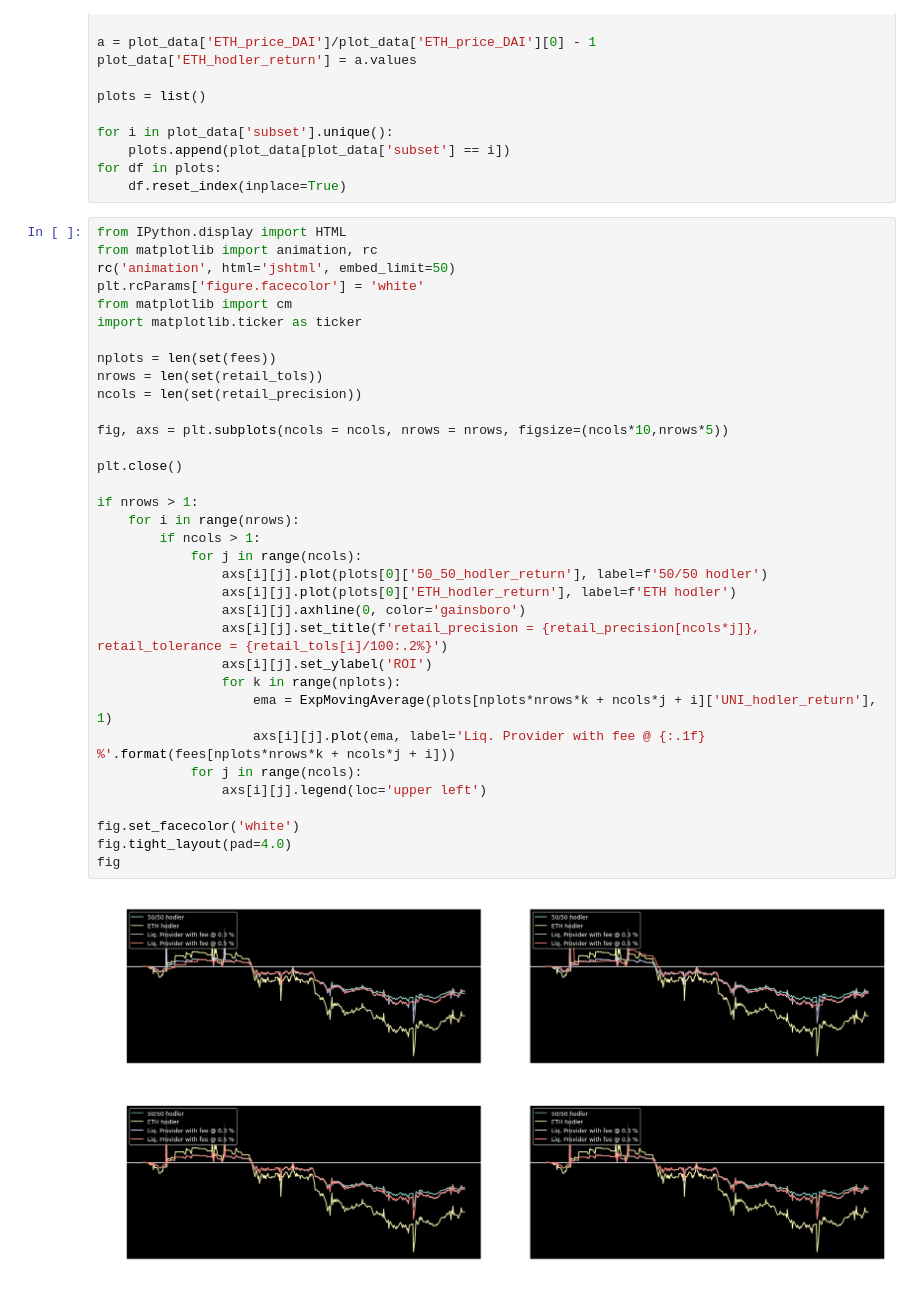
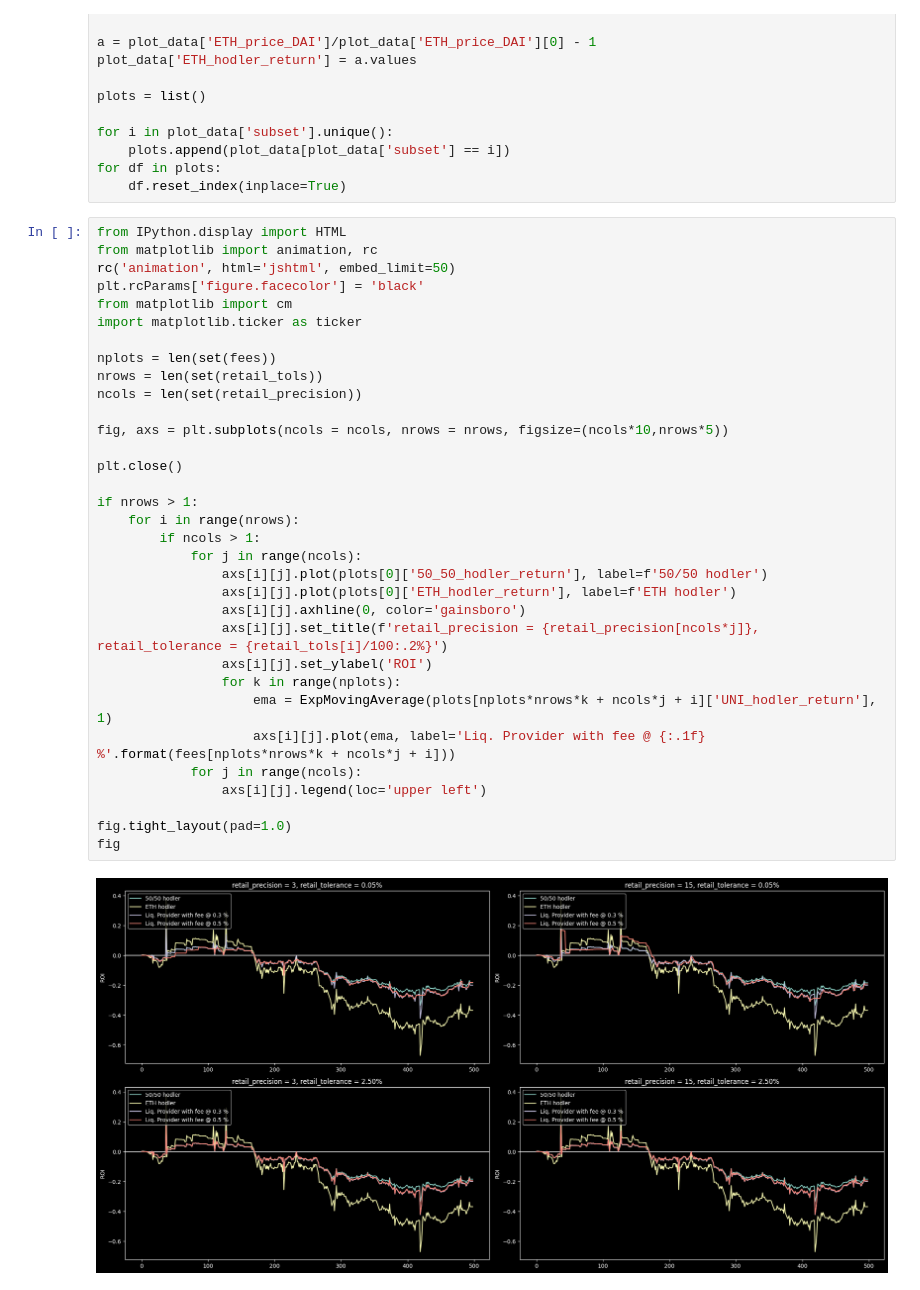
Before and after one commit to tylerdmace/cadcad-uniswap, a Jupyter notebook: docs/extended-analysis.ipynb, the cells around one changed output. Saved outputs shown, nothing was run; the diff lists cells and outputs as text.

```diff
--- a/docs/extended-analysis.ipynb
+++ b/docs/extended-analysis.ipynb
@@ -141,35 +141,34 @@ for df in plots:
 from IPython.display import HTML
 from matplotlib import animation, rc
 rc('animation', html='jshtml', embed_limit=50)
-plt.rcParams['figure.facecolor'] = 'white'
+plt.rcParams['figure.facecolor'] = 'black'
 from matplotlib import cm
 import matplotlib.ticker as ticker
 
 nplots = len(set(fees))
 nrows = len(set(retail_tols))
 ncols = len(set(retail_precision))
 
 fig, axs = plt.subplots(ncols = ncols, nrows = nrows, figsize=(ncols*10,nrows*5))
 
 plt.close()
 
 if nrows > 1:
     for i in range(nrows):
         if ncols > 1:
             for j in range(ncols):
                 axs[i][j].plot(plots[0]['50_50_hodler_return'], label=f'50/50 hodler')
                 axs[i][j].plot(plots[0]['ETH_hodler_return'], label=f'ETH hodler')
                 axs[i][j].axhline(0, color='gainsboro')
                 axs[i][j].set_title(f'retail_precision = {retail_precision[ncols*j]}, retail_tolerance = {retail_tols[i]/100:.2%}')
                 axs[i][j].set_ylabel('ROI')
                 for k in range(nplots):
                     ema = ExpMovingAverage(plots[nplots*nrows*k + ncols*j + i]['UNI_hodler_return'], 1)
                     axs[i][j].plot(ema, label='Liq. Provider with fee @ {:.1f} %'.format(fees[nplots*nrows*k + ncols*j + i]))
             for j in range(ncols):
                 axs[i][j].legend(loc='upper left')
 
-fig.set_facecolor('white')
-fig.tight_layout(pad=4.0)
+fig.tight_layout(pad=1.0)
 fig
 # %% [output]
-[figure, old version]
+[figure, new version]
```
